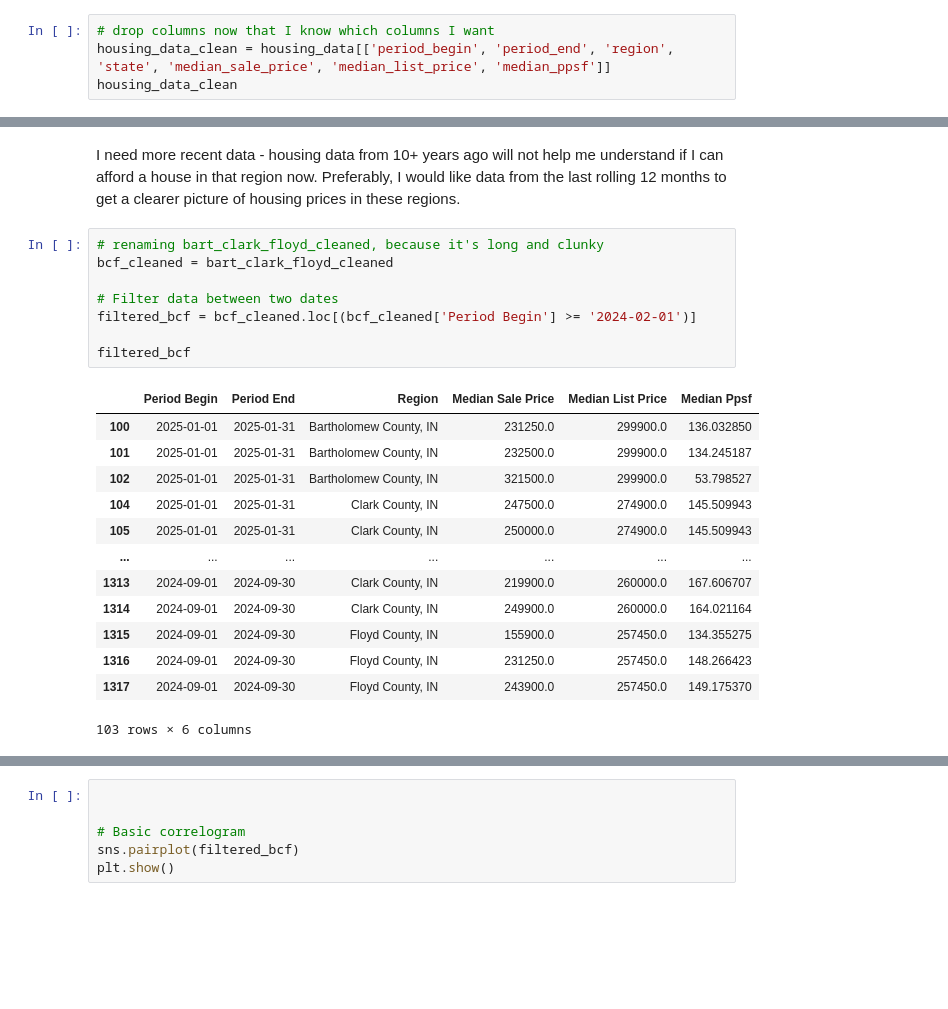
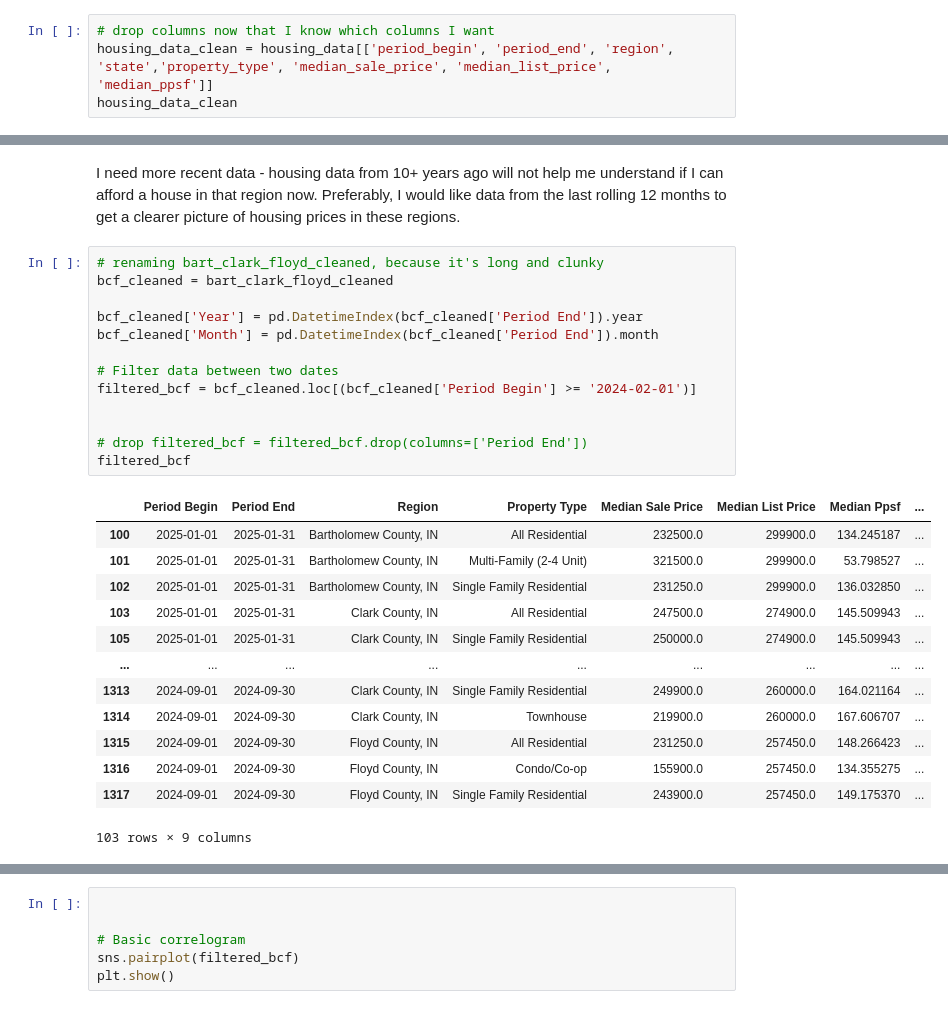
Before and after one commit to RachTheRad/SoIN_Housing_Analysis, a Jupyter notebook: HouAna_Capstone.ipynb, the cells around one changed output, grey strips where cells are left out. Cells and saved outputs as stored; diff of their text form; blank space fills up the shorter version.

```diff
--- a/HouAna_Capstone.ipynb
+++ b/HouAna_Capstone.ipynb
@@ -748,6 +748,6 @@ The median pricing per square foot is located in column 19.
 '''
 # %%
 # drop columns now that I know which columns I want
-housing_data_clean = housing_data[['period_begin', 'period_end', 'region', 'state', 'median_sale_price', 'median_list_price', 'median_ppsf']]
+housing_data_clean = housing_data[['period_begin', 'period_end', 'region', 'state','property_type', 'median_sale_price', 'median_list_price', 'median_ppsf']]
 housing_data_clean
 # %% [output]
@@ -913,22 +913,27 @@ I need more recent data - housing data from 10+ years ago will not help me under
 # %%
 # renaming bart_clark_floyd_cleaned, because it's long and clunky
 bcf_cleaned = bart_clark_floyd_cleaned
 
+bcf_cleaned['Year'] = pd.DatetimeIndex(bcf_cleaned['Period End']).year
+bcf_cleaned['Month'] = pd.DatetimeIndex(bcf_cleaned['Period End']).month
+
 # Filter data between two dates
 filtered_bcf = bcf_cleaned.loc[(bcf_cleaned['Period Begin'] >= '2024-02-01')]
 
+
+# drop filtered_bcf = filtered_bcf.drop(columns=['Period End'])
 filtered_bcf
 # %% [output]
-|  | Period Begin | Period End | Region | Median Sale Price | Median List Price | Median Ppsf |
-| 100 | 2025-01-01 | 2025-01-31 | Bartholomew County, IN | 231250.0 | 299900.0 | 136.032850 |
-| 101 | 2025-01-01 | 2025-01-31 | Bartholomew County, IN | 232500.0 | 299900.0 | 134.245187 |
-| 102 | 2025-01-01 | 2025-01-31 | Bartholomew County, IN | 321500.0 | 299900.0 | 53.798527 |
-| 104 | 2025-01-01 | 2025-01-31 | Clark County, IN | 247500.0 | 274900.0 | 145.509943 |
-| 105 | 2025-01-01 | 2025-01-31 | Clark County, IN | 250000.0 | 274900.0 | 145.509943 |
-| ... | ... | ... | ... | ... | ... | ... |
-| 1313 | 2024-09-01 | 2024-09-30 | Clark County, IN | 219900.0 | 260000.0 | 167.606707 |
-| 1314 | 2024-09-01 | 2024-09-30 | Clark County, IN | 249900.0 | 260000.0 | 164.021164 |
-| 1315 | 2024-09-01 | 2024-09-30 | Floyd County, IN | 155900.0 | 257450.0 | 134.355275 |
-| 1316 | 2024-09-01 | 2024-09-30 | Floyd County, IN | 231250.0 | 257450.0 | 148.266423 |
-| 1317 | 2024-09-01 | 2024-09-30 | Floyd County, IN | 243900.0 | 257450.0 | 149.175370 |
+|  | Period Begin | Period End | Region | Property Type | Median Sale Price | Median List Price | Median Ppsf | ... |
+| 100 | 2025-01-01 | 2025-01-31 | Bartholomew County, IN | All Residential | 232500.0 | 299900.0 | 134.245187 | ... |
+| 101 | 2025-01-01 | 2025-01-31 | Bartholomew County, IN | Multi-Family (2-4 Unit) | 321500.0 | 299900.0 | 53.798527 | ... |
+| 102 | 2025-01-01 | 2025-01-31 | Bartholomew County, IN | Single Family Residential | 231250.0 | 299900.0 | 136.032850 | ... |
+| 103 | 2025-01-01 | 2025-01-31 | Clark County, IN | All Residential | 247500.0 | 274900.0 | 145.509943 | ... |
+| 105 | 2025-01-01 | 2025-01-31 | Clark County, IN | Single Family Residential | 250000.0 | 274900.0 | 145.509943 | ... |
+| ... | ... | ... | ... | ... | ... | ... | ... | ... |
+| 1313 | 2024-09-01 | 2024-09-30 | Clark County, IN | Single Family Residential | 249900.0 | 260000.0 | 164.021164 | ... |
+| 1314 | 2024-09-01 | 2024-09-30 | Clark County, IN | Townhouse | 219900.0 | 260000.0 | 167.606707 | ... |
+| 1315 | 2024-09-01 | 2024-09-30 | Floyd County, IN | All Residential | 231250.0 | 257450.0 | 148.266423 | ... |
+| 1316 | 2024-09-01 | 2024-09-30 | Floyd County, IN | Condo/Co-op | 155900.0 | 257450.0 | 134.355275 | ... |
+| 1317 | 2024-09-01 | 2024-09-30 | Floyd County, IN | Single Family Residential | 243900.0 | 257450.0 | 149.175370 | ... |
-103 rows × 6 columns
+103 rows × 9 columns
```
Also changed, not shown: parts of 7 cells of this notebook.
